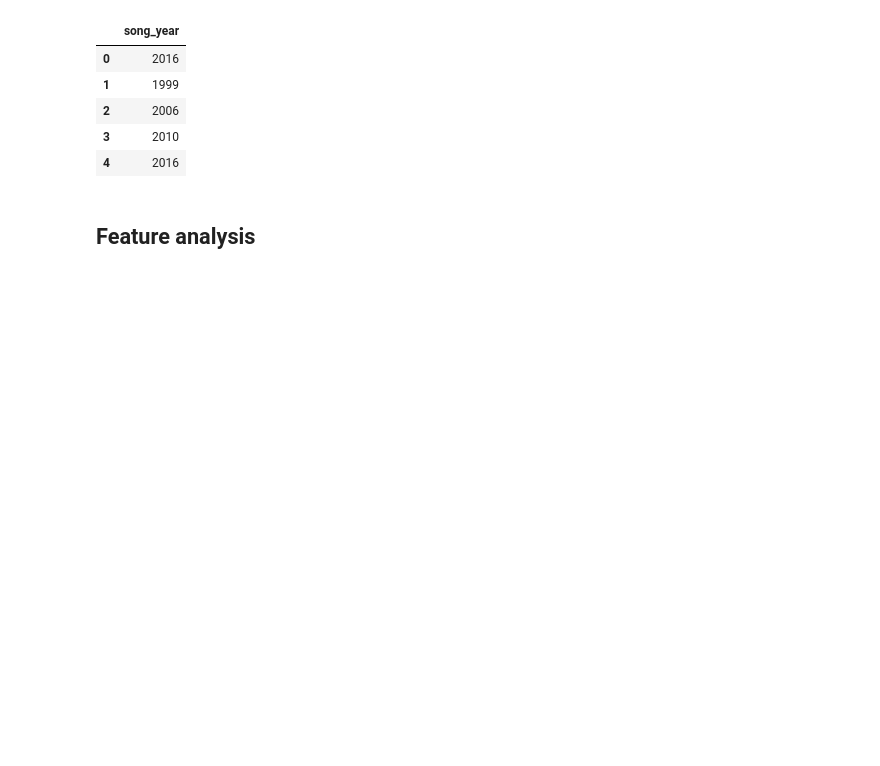
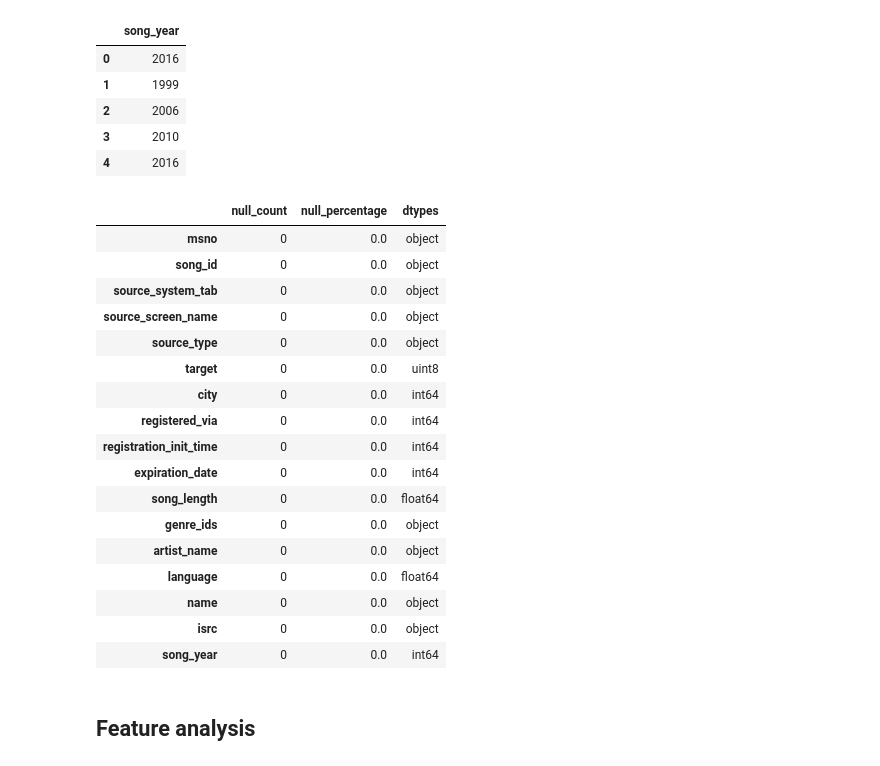
Before and after one commit to RaquelNeedsCoffee/PracticaAPA, a Jupyter notebook: Practica/Code/preprocessing.ipynb, the cells around one changed output. Cells and saved outputs as stored; diff of their text form; code cells hidden in the pictures; blank space fills up the shorter version.

```diff
--- a/Practica/Code/preprocessing.ipynb
+++ b/Practica/Code/preprocessing.ipynb
@@ -177,6 +207,28 @@ df_merged[['song_year']].head()
 | 2 | 2006 |
 | 3 | 2010 |
 | 4 | 2016 |
+# %%
+merged_info = extract_info(df_merged) # number of nulls, percentage of nulls, data types
+merged_info
+# %% [output]
+|  | null_count | null_percentage | dtypes |
+| msno | 0 | 0.0 | object |
+| song_id | 0 | 0.0 | object |
+| source_system_tab | 0 | 0.0 | object |
+| source_screen_name | 0 | 0.0 | object |
+| source_type | 0 | 0.0 | object |
+| target | 0 | 0.0 | uint8 |
+| city | 0 | 0.0 | int64 |
+| registered_via | 0 | 0.0 | int64 |
+| registration_init_time | 0 | 0.0 | int64 |
+| expiration_date | 0 | 0.0 | int64 |
+| song_length | 0 | 0.0 | float64 |
+| genre_ids | 0 | 0.0 | object |
+| artist_name | 0 | 0.0 | object |
+| language | 0 | 0.0 | float64 |
+| name | 0 | 0.0 | object |
+| isrc | 0 | 0.0 | object |
+| song_year | 0 | 0.0 | int64 |
 # %% [markdown]
 ## Feature analysis
 # %% [markdown]
```
Also changed, not shown: parts of 7 cells of this notebook, 4 other files.
